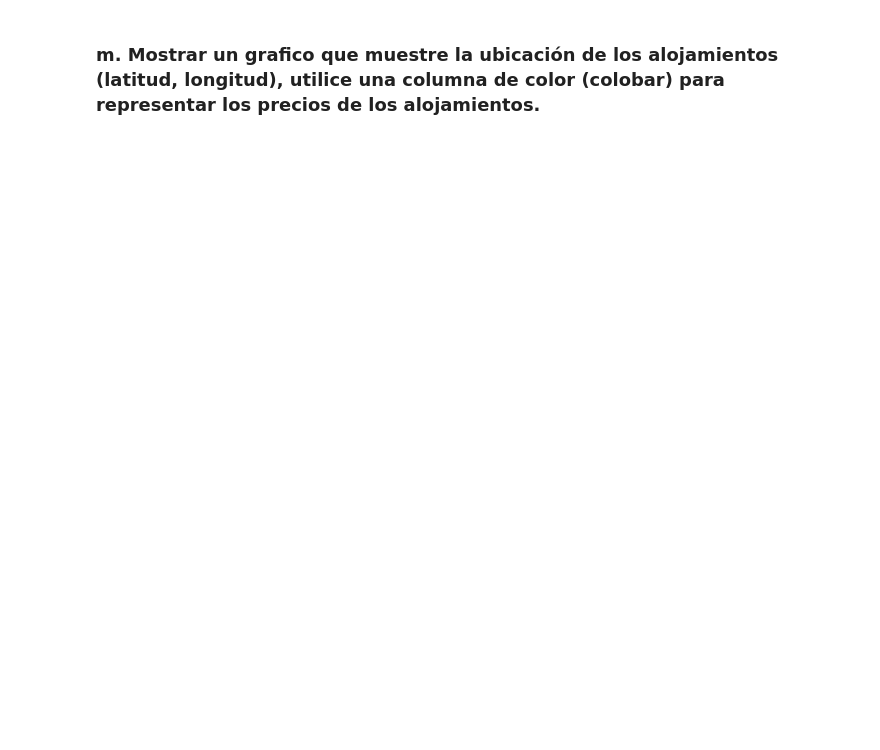
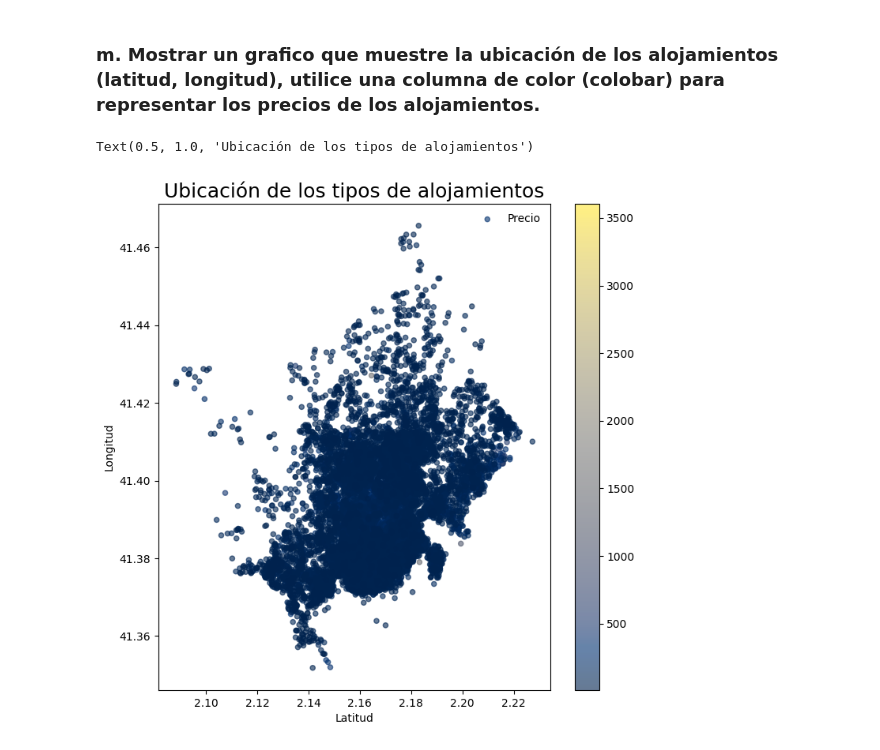
Before and after one commit to villa85/curso_python_2, a Jupyter notebook: Proyecto_III_Visualización_de_Datos/PROYECTO3_YUNIEL_VILLALON_PYTHON20.ipynb, the cells around one changed output. Saved outputs shown, nothing was run; the diff lists cells and outputs as text; code cells hidden in the pictures; blank space fills up the shorter version.

```diff
--- a/Proyecto_III_Visualización_de_Datos/PROYECTO3_YUNIEL_VILLALON_PYTHON20.ipynb
+++ b/Proyecto_III_Visualización_de_Datos/PROYECTO3_YUNIEL_VILLALON_PYTHON20.ipynb
@@ -233,2 +233,19 @@ Text(0.5, 0.92, 'Ubicación de los tipos de alojamientos')
 # %% [markdown]
 ### m.  Mostrar un grafico que muestre la ubicación de los alojamientos (latitud, longitud), utilice una columna de color (colobar) para representar los precios de los alojamientos.
+# %%
+ax = df.plot(kind="scatter", x="longitude", y="latitude", alpha=0.6, # Se crea gráfico de dispersión
+        s=20, label="Precio", c=df["price"], cmap=plt.get_cmap("cividis"), colorbar=True)
+
+plt.legend( # se establece la mejor posicion y el formato de la etiqueta
+        loc='best',
+        fontsize='medium',
+        frameon=False
+        )
+
+ax.set (xlabel = 'Latitud',
+        ylabel = 'Longitud',
+        )
+plt.title("Ubicación de los tipos de alojamientos", size=18) # se le da nombre al gráfico
+# %% [output]
+Text(0.5, 1.0, 'Ubicación de los tipos de alojamientos')
+[figure, added]
```
Also changed, not shown: parts of 16 cells of this notebook.
